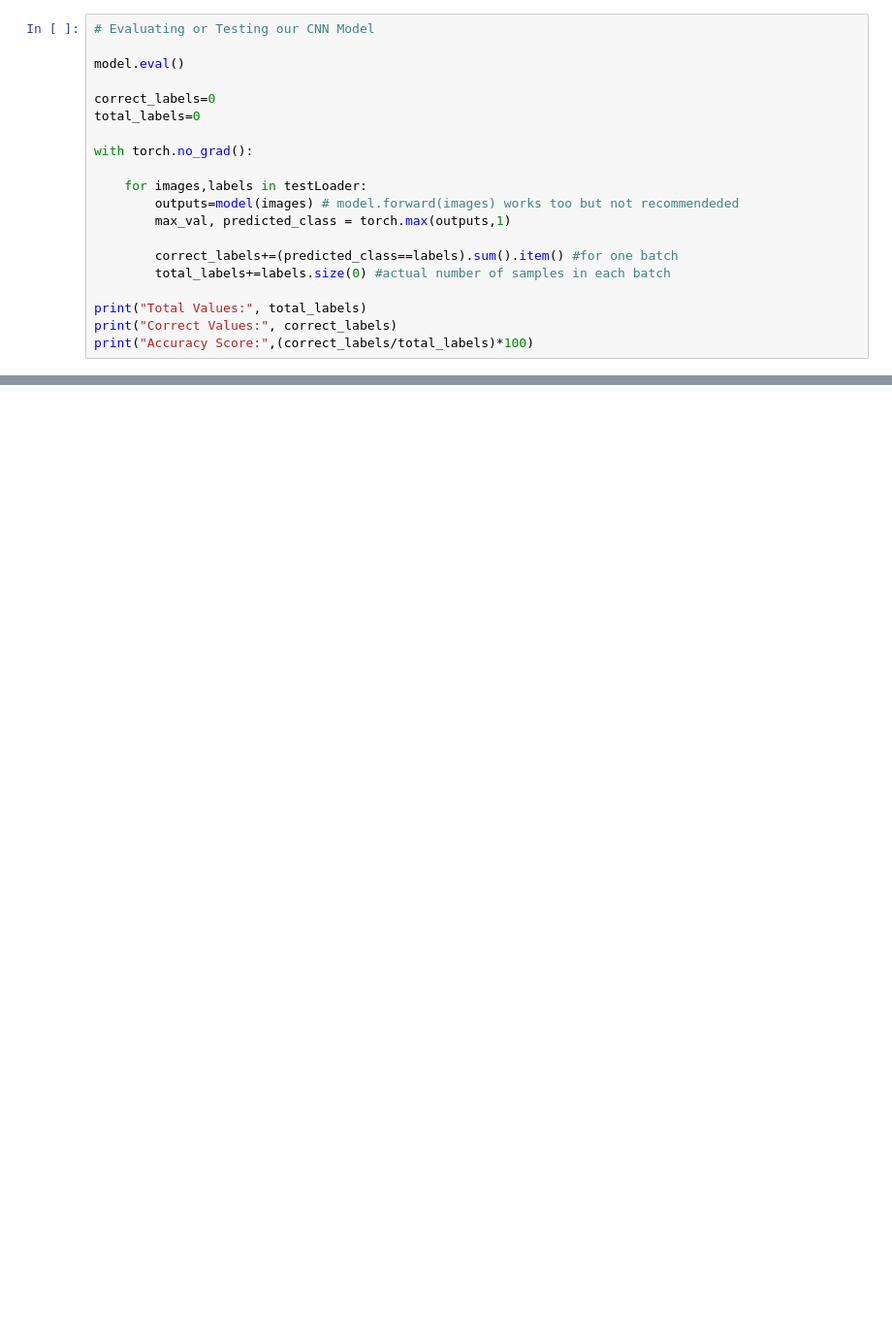
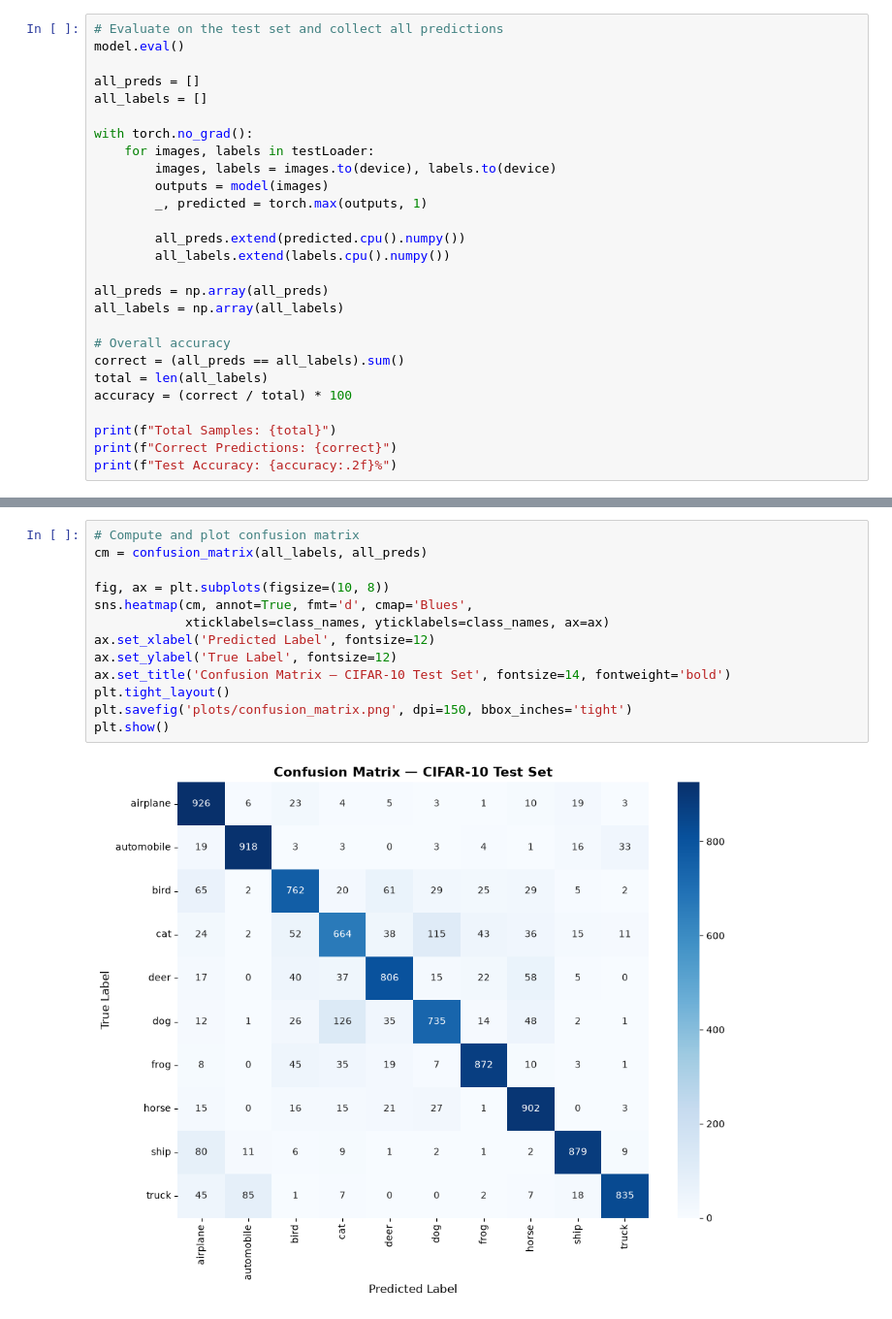
Before and after one commit to sanjaynayak1224/Convolutional_Neural_Networks-Image_Classification, a Jupyter notebook: CNN_Classification.ipynb, the cells around one changed output, grey strips where cells are left out. Shown at 97% size. Cells and saved outputs as stored; diff of their text form; blank space fills up the shorter version.

```diff
--- a/CNN_Classification.ipynb
+++ b/CNN_Classification.ipynb
@@ -110,21 +226,28 @@ Epoch=10/10 ==> Training Loss: 0.0653398853922894
 # %%
-# Evaluating or Testing our CNN Model
-
+# Evaluate on the test set and collect all predictions
 model.eval()
 
-correct_labels=0
-total_labels=0
+all_preds = []
+all_labels = []
 
 with torch.no_grad():
+    for images, labels in testLoader:
+        images, labels = images.to(device), labels.to(device)
+        outputs = model(images)
+        _, predicted = torch.max(outputs, 1)
 
-    for images,labels in testLoader:
-        outputs=model(images) # model.forward(images) works too but not recommendeded
-        max_val, predicted_class = torch.max(outputs,1)
+        all_preds.extend(predicted.cpu().numpy())
+        all_labels.extend(labels.cpu().numpy())
 
-        correct_labels+=(predicted_class==labels).sum().item() #for one batch
-        total_labels+=labels.size(0) #actual number of samples in each batch
+all_preds = np.array(all_preds)
+all_labels = np.array(all_labels)
 
-print("Total Values:", total_labels)
-print("Correct Values:", correct_labels)
-print("Accuracy Score:",(correct_labels/total_labels)*100)
+# Overall accuracy
+correct = (all_preds == all_labels).sum()
+total = len(all_labels)
+accuracy = (correct / total) * 100
+
+print(f"Total Samples: {total}")
+print(f"Correct Predictions: {correct}")
+print(f"Test Accuracy: {accuracy:.2f}%")
 # %% [output]
@@ -133,0 +260,15 @@ Accuracy Score: 73.89
+# %%
+# Compute and plot confusion matrix
+cm = confusion_matrix(all_labels, all_preds)
+
+fig, ax = plt.subplots(figsize=(10, 8))
+sns.heatmap(cm, annot=True, fmt='d', cmap='Blues',
+            xticklabels=class_names, yticklabels=class_names, ax=ax)
+ax.set_xlabel('Predicted Label', fontsize=12)
+ax.set_ylabel('True Label', fontsize=12)
+ax.set_title('Confusion Matrix — CIFAR-10 Test Set', fontsize=14, fontweight='bold')
+plt.tight_layout()
+plt.savefig('plots/confusion_matrix.png', dpi=150, bbox_inches='tight')
+plt.show()
+# %% [output]
+[figure, added]
```
Also changed, not shown: parts of 21 cells of this notebook, 8 other files.
